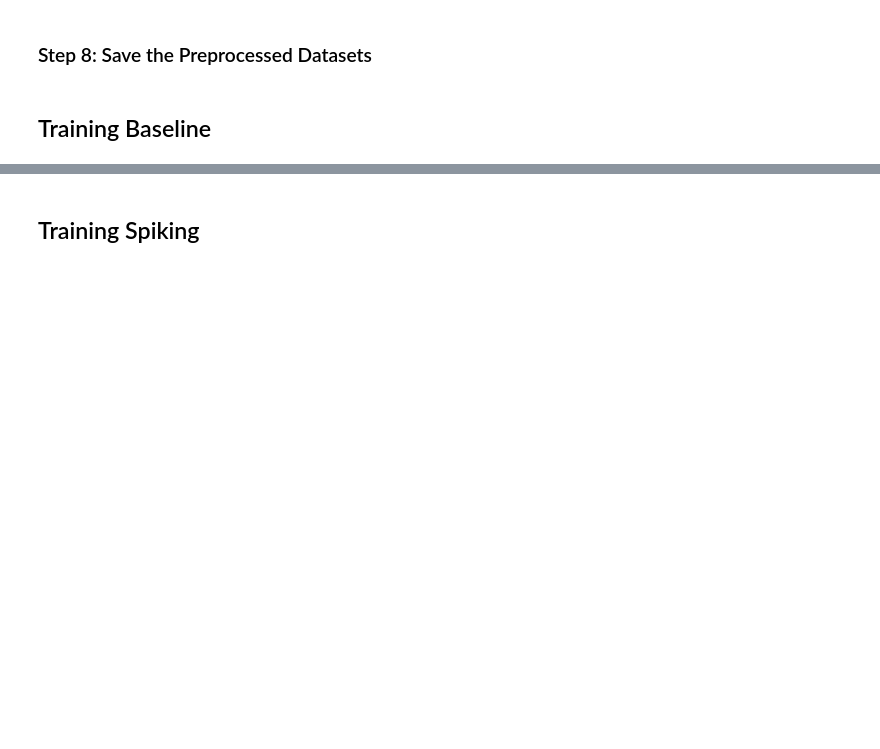
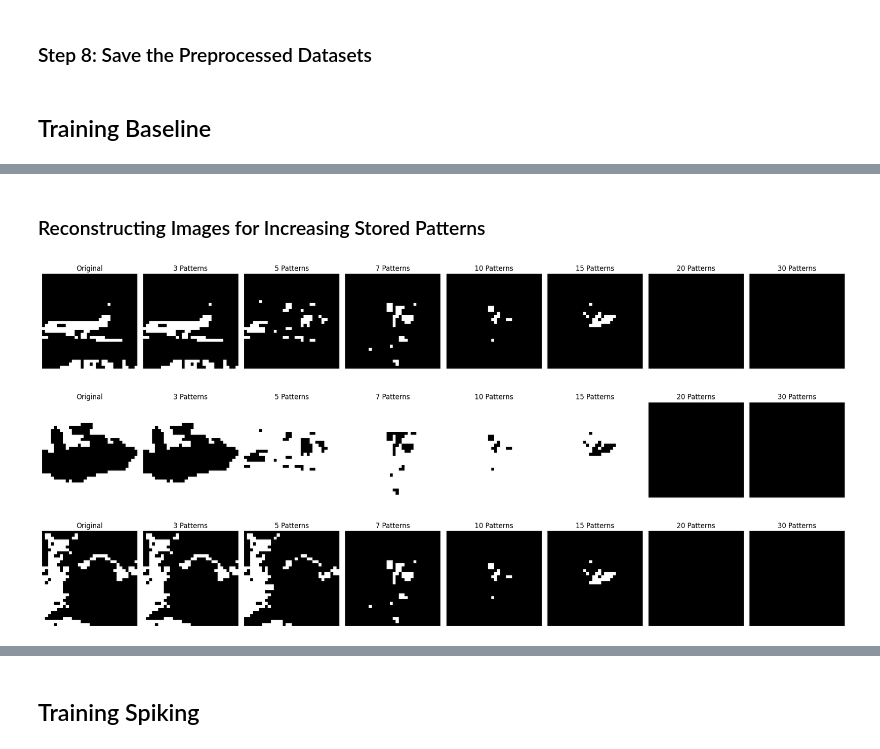
Before and after one commit to chenpy2000/Hopfield, a Jupyter notebook: visualize.ipynb, the cells around one changed output, grey strips where cells are left out. Saved outputs shown, nothing was run; the diff lists cells and outputs as text; code cells hidden in the pictures; blank space fills up the shorter version.

Commit message:
added a lot of plotting for the baseline implementation

```diff
--- a/visualize.ipynb
+++ b/visualize.ipynb
@@ -241,0 +235,60 @@ plot_comparisons(baseline_original.numpy(), baseline_flipped.numpy(), retrieved_
+# %% [markdown]
+### Reconstructing Images for Increasing Stored Patterns
+# %%
+results = []
+num_patterns_list = [3, 5, 7, 10, 15, 20, 30]
+selected_idxs = set()
+plot_idx = []
+
+for i, num_patterns in enumerate(num_patterns_list):
+
+    hopfield_rnn = hopfield_baseline.HopfieldRNN(num_units=1024)
+
+    # Select new indices that have not been used previously
+    remaining_idxs = list(set(range(len(stored_images))) - selected_idxs)  # The remaining available indices
+    new_idxs = np.random.choice(remaining_idxs, size=num_patterns, replace=False)
+
+    # Update the set of selected indices
+    selected_idxs.update(new_idxs)
+
+    if len(plot_idx) == 0:
+        plot_idx = list(selected_idxs)
+
+    baseline_original = stored_images[list(selected_idxs)]
+    baseline_masked = masked_images[plot_idx]
+
+    hopfield_rnn.store_patterns(baseline_original)
+
+    retrieved_masked = hopfield_rnn(baseline_masked)
+
+    # Store the results for plotting later
+    results.append(retrieved_masked.detach().numpy())
+
+# Create a large figure with an appropriate size
+plt.figure(figsize=(20, 10))
+
+# Loop through the rows (images)
+for row, idx in enumerate(plot_idx, start=1):
+
+    # Plot the original image
+    plt.subplot(len(plot_idx), len(num_patterns_list)+1, (row-1)*(len(num_patterns_list)+1) + 1)
+    plt.imshow(stored_images[plot_idx[row-1]].reshape(32,32), cmap='gray')
+    plt.title(f'Original')
+    plt.axis('off')
+
+    # Plot the retrieved images for each number of patterns
+    for i, num_patterns in enumerate(num_patterns_list):
+
+        image_to_plot = results[i][row-1].reshape(32, 32)
+
+        # Plot the image on the appropriate subplot axis
+        plt.subplot(len(plot_idx), len(num_patterns_list)+1, (row-1)*(len(num_patterns_list)+1) + (i+2))
+        plt.imshow(image_to_plot, cmap='gray')
+        plt.title(f'{num_patterns} Patterns')
+        plt.axis('off')
+
+# Display the plots
+plt.tight_layout()
+plt.show()
+# %% [output]
+[figure, added]
```
Also changed, not shown: parts of 6 cells of this notebook.
